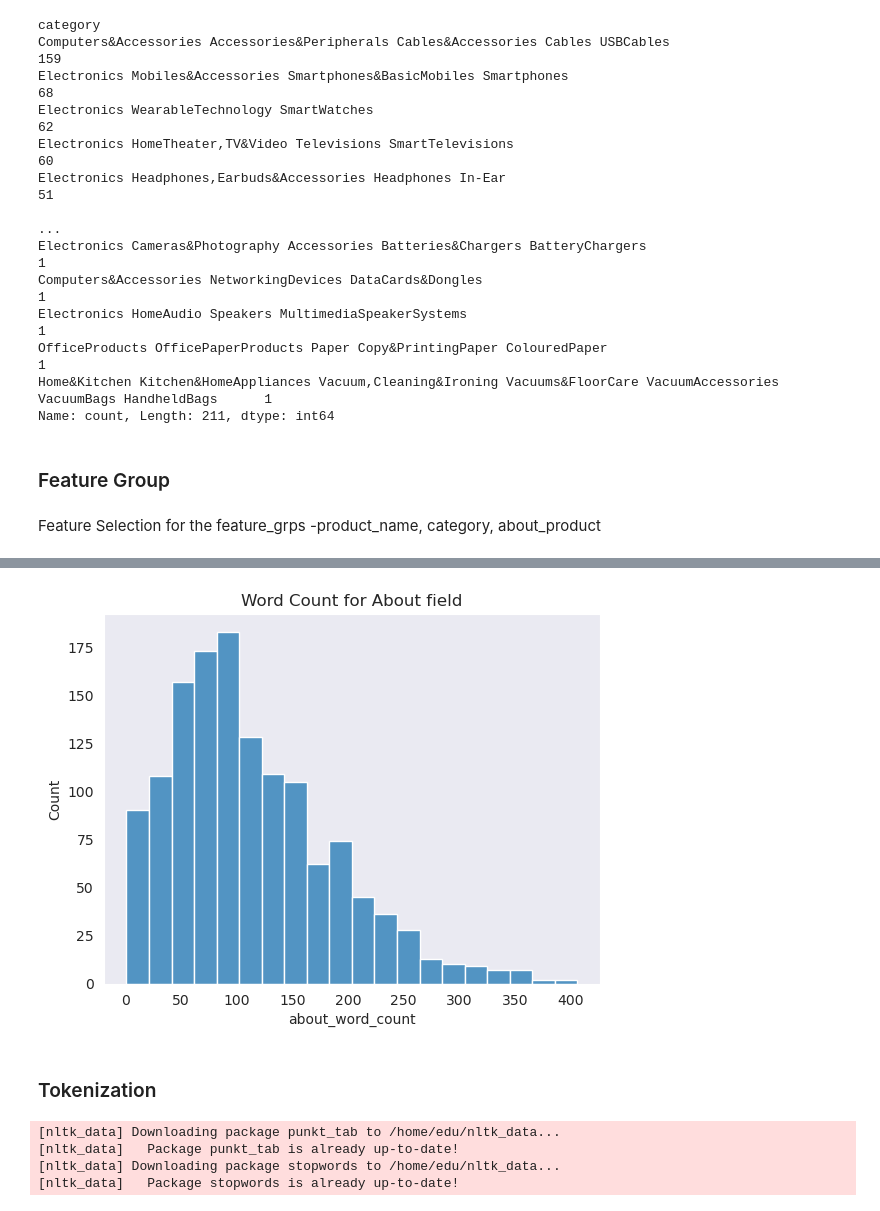
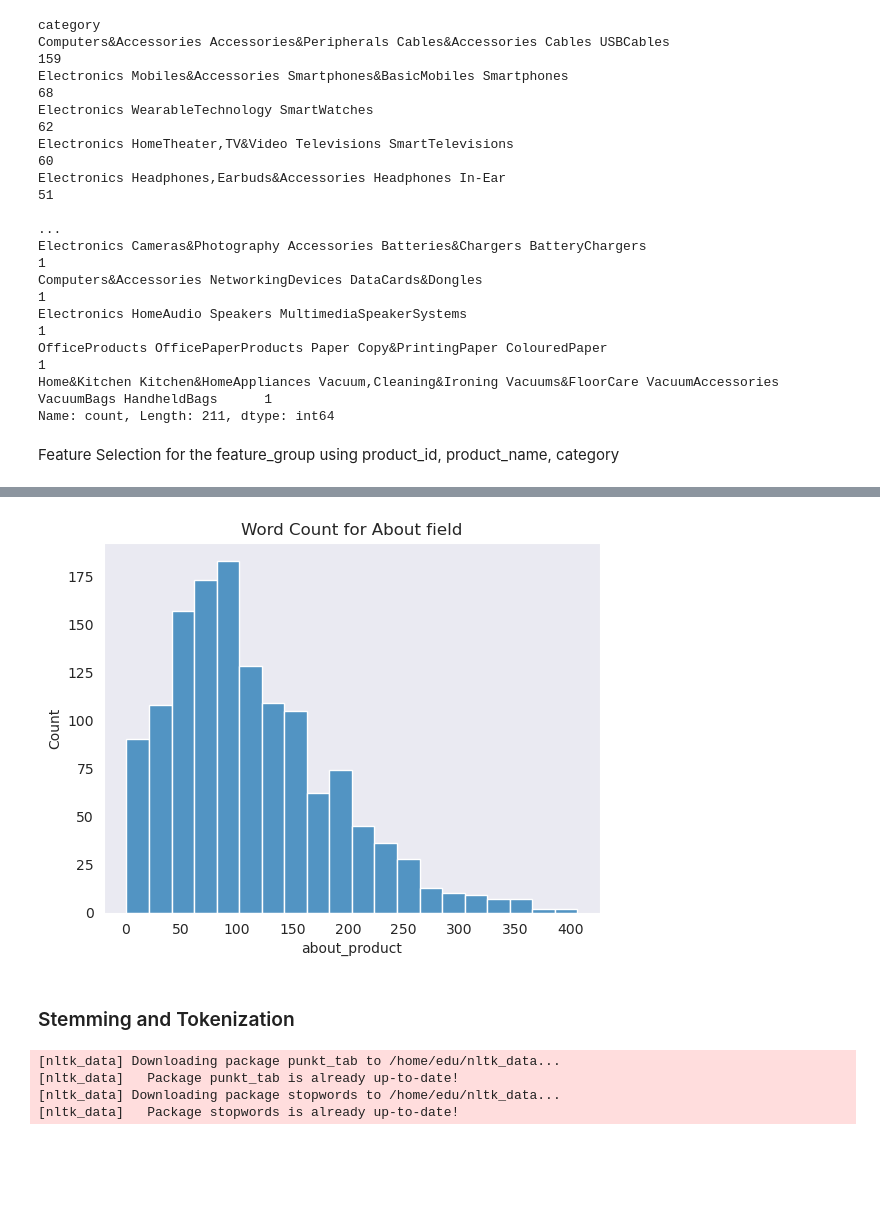
Before and after one commit to ds-edu/capstone3-recsys, a Jupyter notebook: recommender/notebooks/nb_recommender.ipynb, the cells around one changed output, grey strips where cells are left out. Saved outputs shown, nothing was run; the diff lists cells and outputs as text; code cells hidden in the pictures; blank space fills up the shorter version.

```diff
--- a/recommender/notebooks/nb_recommender.ipynb
+++ b/recommender/notebooks/nb_recommender.ipynb
@@ -555,8 +504,6 @@ Electronics HomeAudio Speakers MultimediaSpeakerSystems
 OfficeProducts OfficePaperProducts Paper Copy&PrintingPaper ColouredPaper                                                    1
 Home&Kitchen Kitchen&HomeAppliances Vacuum,Cleaning&Ironing Vacuums&FloorCare VacuumAccessories VacuumBags HandheldBags      1
 Name: count, Length: 211, dtype: int64
-# %% [markdown]
-### Feature Group
 # %% [markdown]
-Feature Selection for the feature_grps -product_name, category, about_product
+Feature Selection for the feature_group using product_id, product_name, category
 # %%
@@ -575,25 +521,22 @@ df.head(5)
 | 3 | B08HDJ86NZ | boAt Deuce USB 300 2 in 1 Type-C ... | Computers&Accessories Accessories... | 329.0 | 699.0 | 53.0 | 4.2 | ... |
 | 4 | B08CF3B7N1 | Portronics Konnect L 1.2M Fast Ch... | Computers&Accessories Accessories... | 154.0 | 399.0 | 61.0 | 4.2 | ... |
 # %%
-# New column about_word_count
+# Distribution of word count for About column
 
-df['about_word_count'] = df.about_product.str.split().str.len()
-df_about_word_count = df.about_word_count.value_counts().reset_index().sort_values('count')
+about_word_count = df.about_product.str.split().str.len()
 
-# sns.set_style('darkgrid')
-# plt.figure(figsize=(20,5))
-# wc_bar = sns.barplot(data=about_count, x='about_word_count', y='count')
-# wc_bar.set_xticklabels(rotation=90)
-# plt.show()
+# df['about_word_count'] = df.about_product.str.split().str.len()
+# df_about_word_count = df.about_word_count.value_counts().reset_index().sort_values('count')
+# df_about_word_count
+
+sns.set_style('dark')
+about_count = sns.histplot(x=about_word_count, bins=20)
+about_count.set_title('Word Count for About field')
+plt.show()
+# %% [output]
+[figure, added]
-# %%
-sns.set_style('dark')
-about_count = sns.histplot(data=df, x='about_word_count', bins=20)
-about_count.set_title('Word Count for About field')
-plt.show()
-# %% [output]
-[figure, removed]
 # %% [markdown]
-### Tokenization
+### Stemming and Tokenization
 # %%
 import nltk
 nltk.download('punkt_tab')
```
Also changed, not shown: parts of 60 cells of this notebook.
